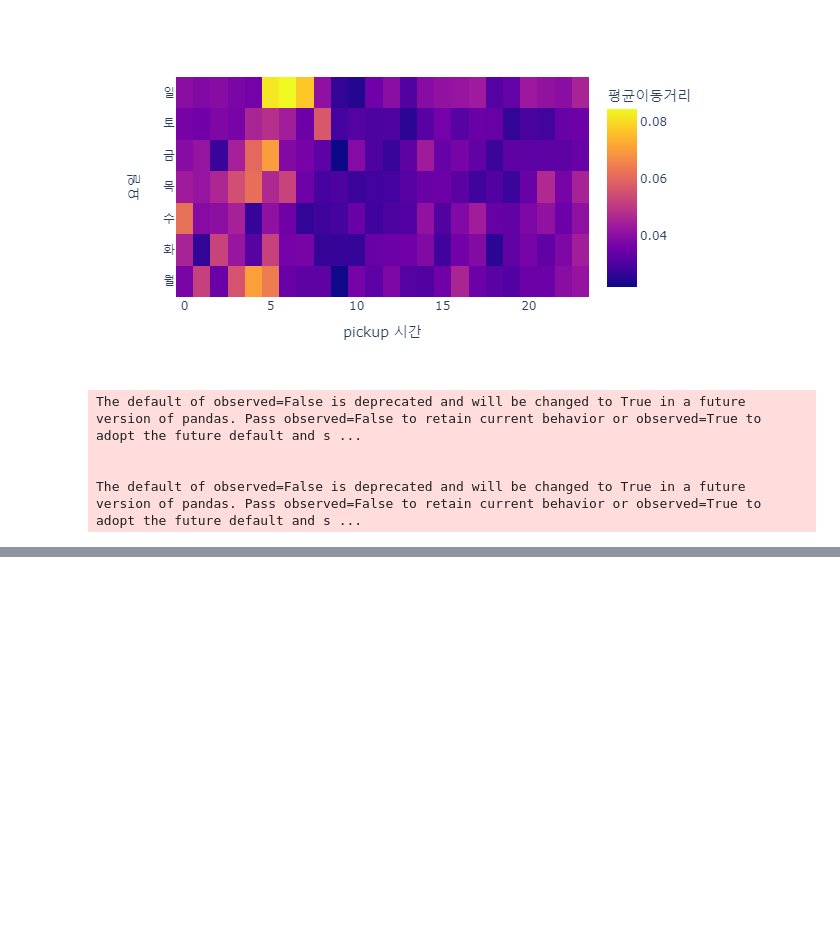
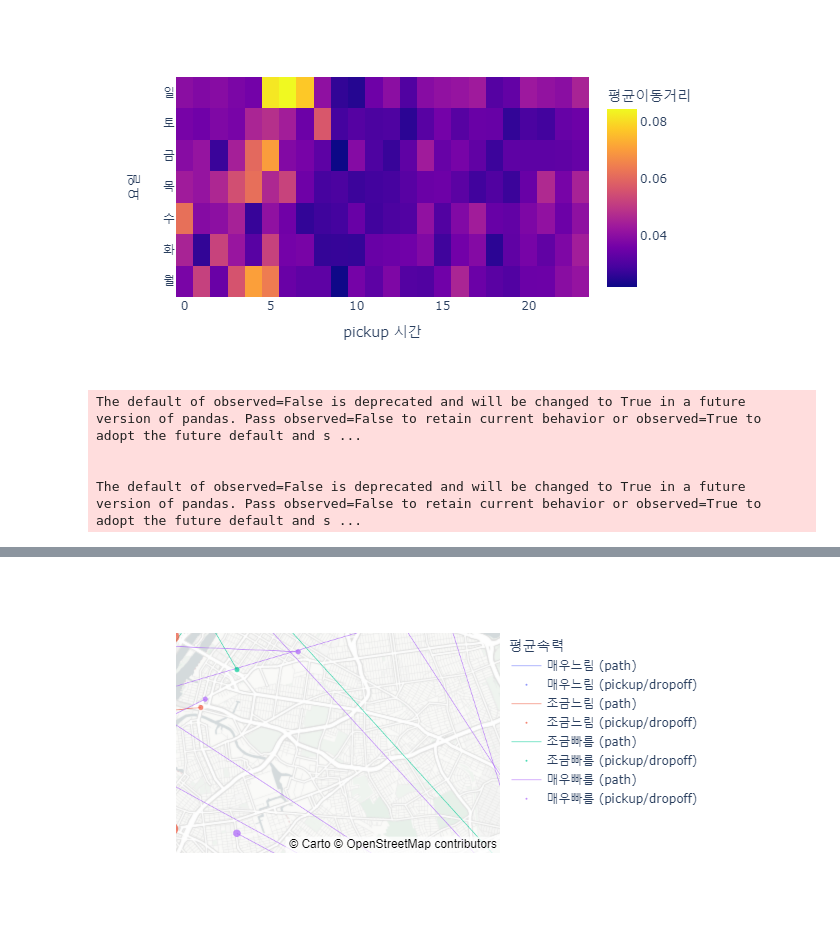
Before and after one commit to baekgyeongmin/test2, a Jupyter notebook: test.ipynb, the cells around one changed output, grey strips where cells are left out. Saved outputs shown, nothing was run; the diff lists cells and outputs as text; code cells hidden in the pictures; blank space fills up the shorter version.

```diff
--- a/test.ipynb
+++ b/test.ipynb
@@ -120,7 +120,7 @@ for sd in scatter_data:
     fig3.add_trace(sd)
 fig3.update_traces(
     line={
-        'width':1
+        'width':0.5
     },
     opacity=1.0
 )
@@ -140,0 +140 @@ The default of observed=False is deprecated and will be changed to True in a fut
+[figure, added]
```
Also changed, not shown: parts of 1 cell of this notebook, 1 other file.
